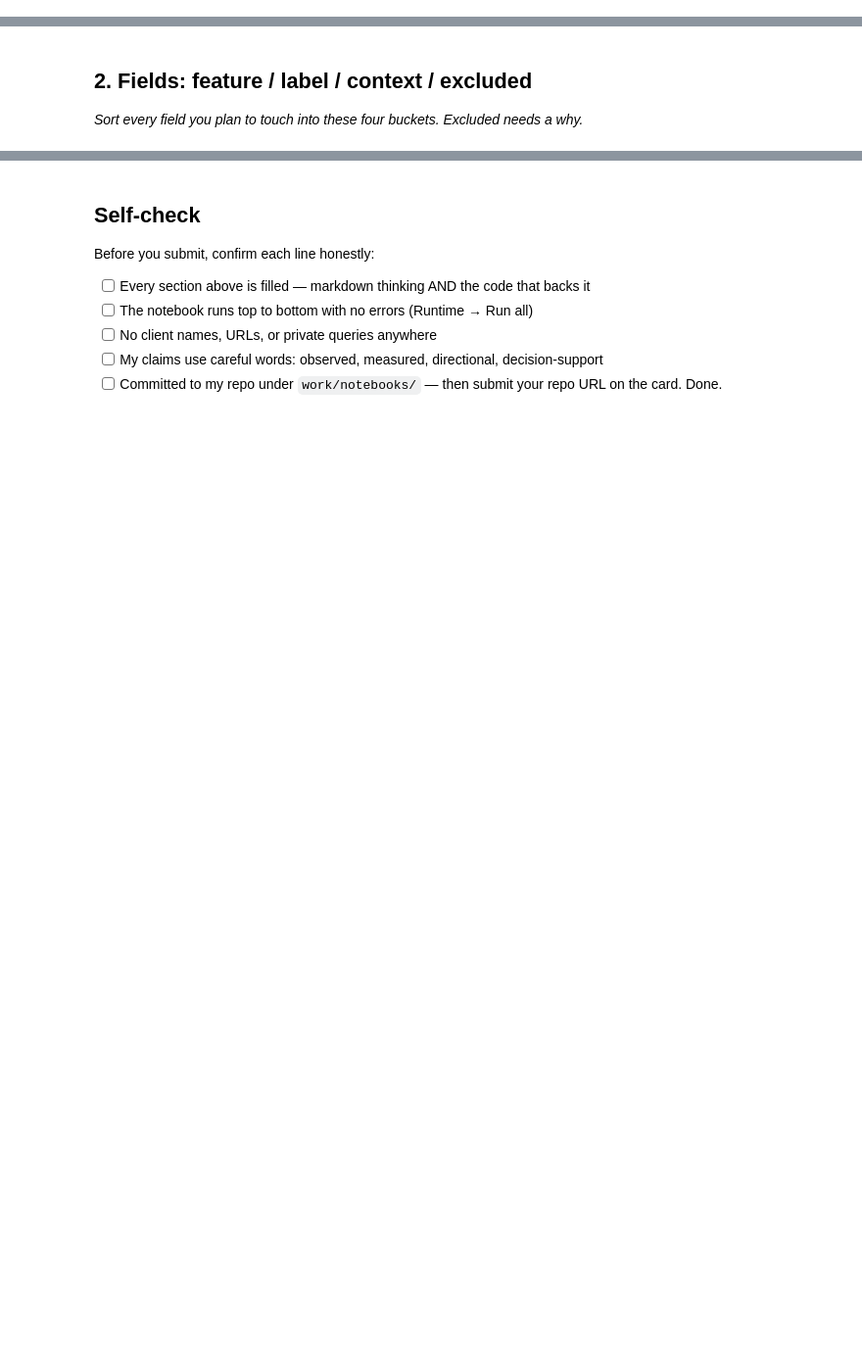
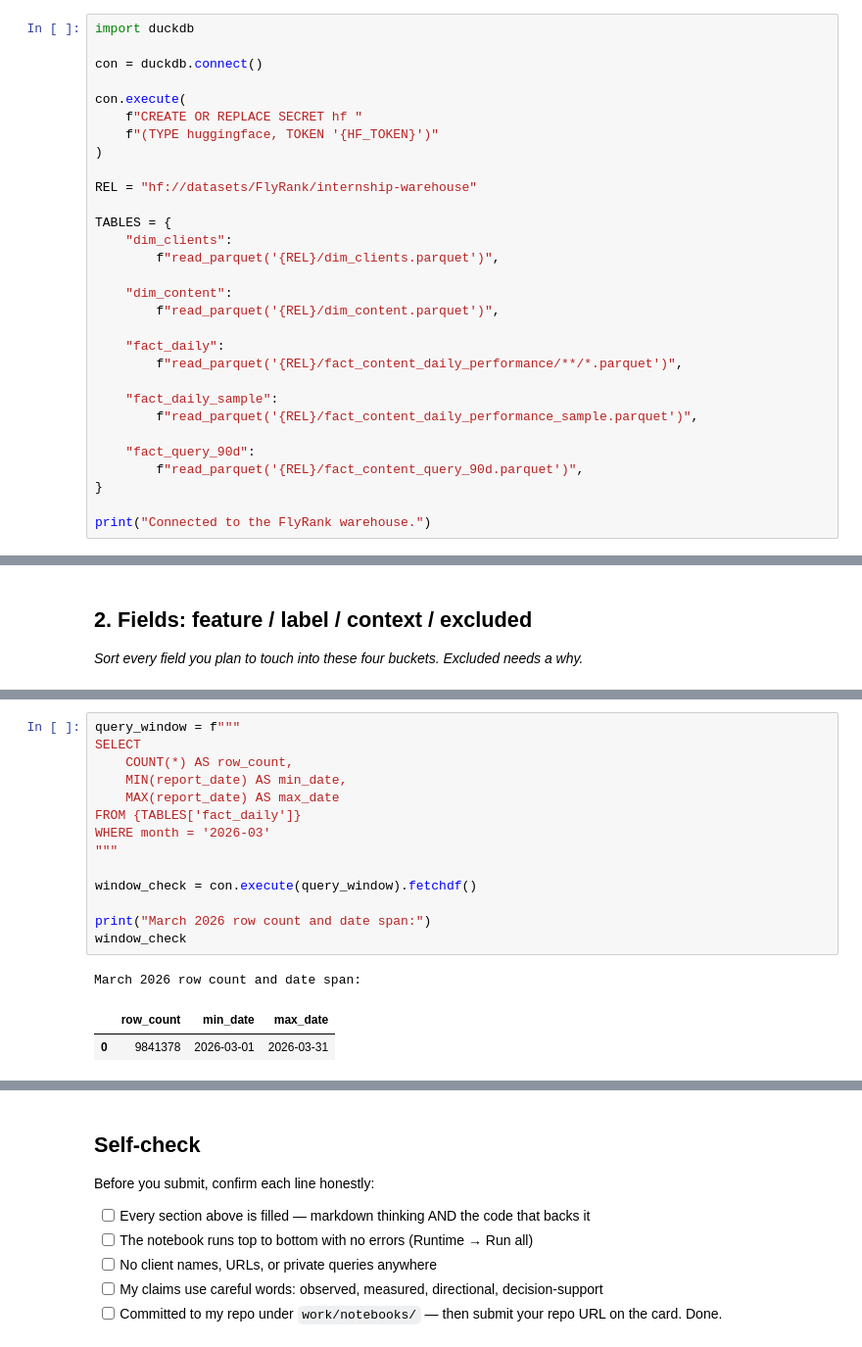
Before and after one commit to Wanoleo/flyrank-ml-internship, a Jupyter notebook: work/notebooks/w03_data_contract.ipynb, the cells around one changed output, grey strips where cells are left out. Shown at 98% size. Cells and saved outputs as stored; diff of their text form; blank space fills up the shorter version.

```diff
--- a/work/notebooks/w03_data_contract.ipynb
+++ b/work/notebooks/w03_data_contract.ipynb
@@ -8,0 +28,30 @@ This skeleton is yours to fill. Work the sections **in order** — each one has
+# %%
+import duckdb
+
+con = duckdb.connect()
+
+con.execute(
+    f"CREATE OR REPLACE SECRET hf "
+    f"(TYPE huggingface, TOKEN '{HF_TOKEN}')"
+)
+
+REL = "hf://datasets/FlyRank/internship-warehouse"
+
+TABLES = {
+    "dim_clients":
+        f"read_parquet('{REL}/dim_clients.parquet')",
+
+    "dim_content":
+        f"read_parquet('{REL}/dim_content.parquet')",
+
+    "fact_daily":
+        f"read_parquet('{REL}/fact_content_daily_performance/**/*.parquet')",
+
+    "fact_daily_sample":
+        f"read_parquet('{REL}/fact_content_daily_performance_sample.parquet')",
+
+    "fact_query_90d":
+        f"read_parquet('{REL}/fact_content_query_90d.parquet')",
+}
+
+print("Connected to the FlyRank warehouse.")
@@ -36,0 +176,18 @@ This skeleton is yours to fill. Work the sections **in order** — each one has
+# %%
+query_window = f"""
+SELECT
+    COUNT(*) AS row_count,
+    MIN(report_date) AS min_date,
+    MAX(report_date) AS max_date
+FROM {TABLES['fact_daily']}
+WHERE month = '2026-03'
+"""
+
+window_check = con.execute(query_window).fetchdf()
+
+print("March 2026 row count and date span:")
+window_check
+# %% [output]
+March 2026 row count and date span:
+|  | row_count | min_date | max_date |
+| 0 | 9841378 | 2026-03-01 | 2026-03-31 |
```
Also changed, not shown: parts of 27 cells of this notebook.
